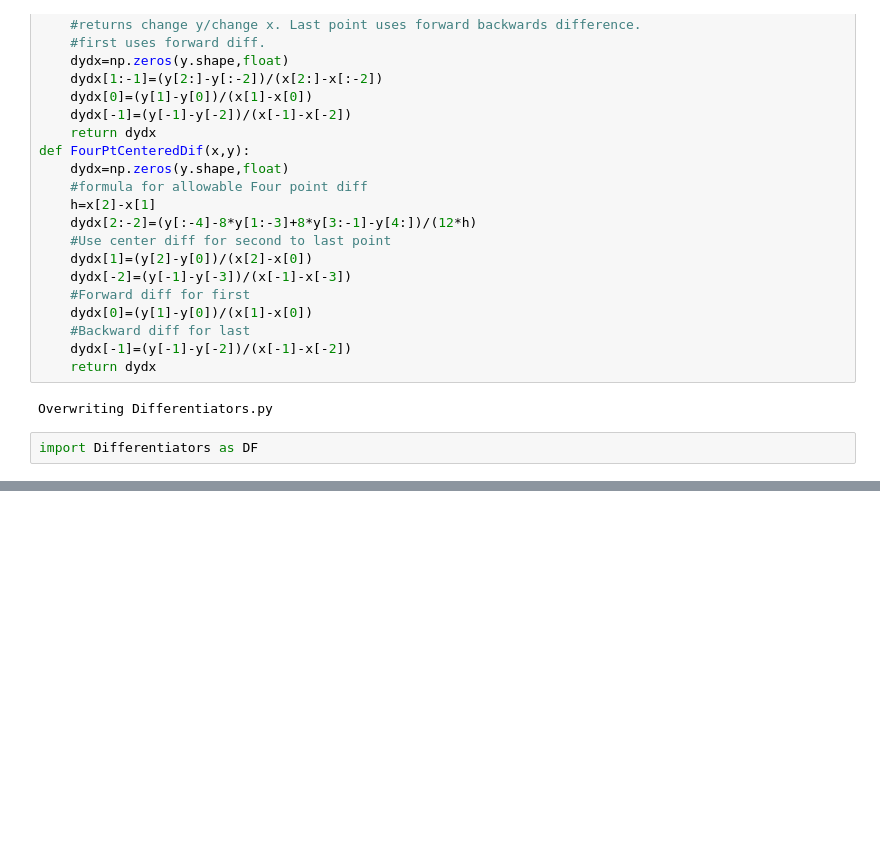
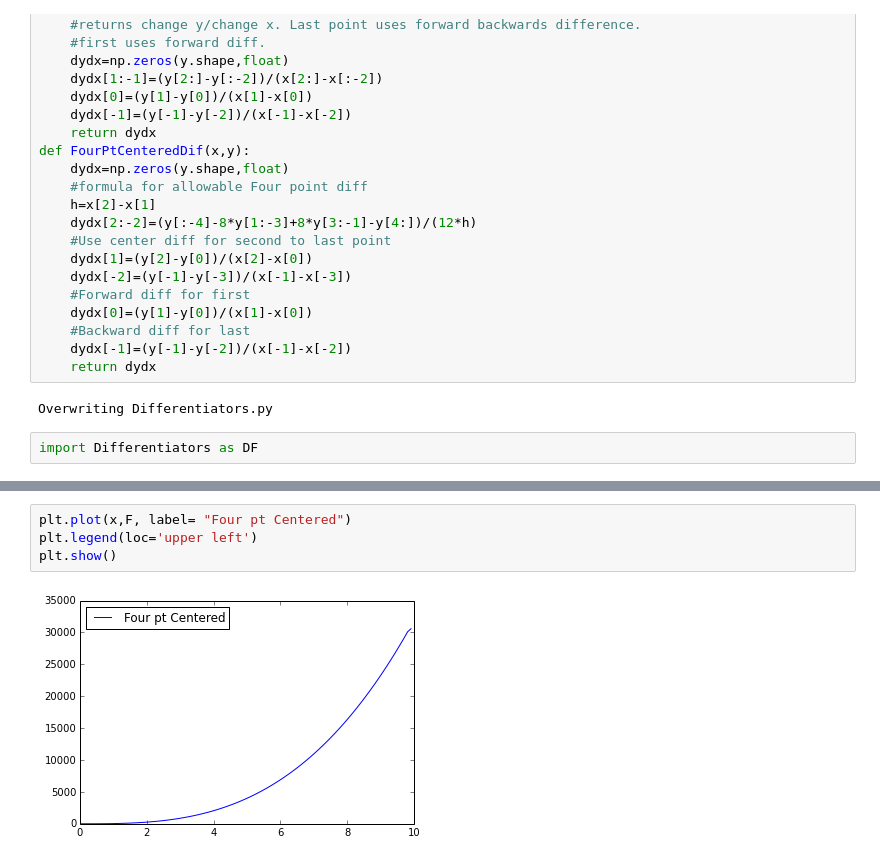
Before and after one commit to jvanstad/PHYS202-S14, a Jupyter notebook: SciPy/DifferentiationExercises.ipynb, the cells around one changed output, grey strips where cells are left out. Drawn from its saved outputs; the diff is of its cells as text; blank space fills up the shorter version.

```diff
--- a/SciPy/DifferentiationExercises.ipynb
+++ b/SciPy/DifferentiationExercises.ipynb
@@ -201,0 +206,6 @@ plt.show()
+# %%
+plt.plot(x,F, label= "Four pt Centered")
+plt.legend(loc='upper left')
+plt.show()
+# %% [output]
+[figure, added]
```
Also changed, not shown: parts of 2 cells of this notebook, 1 other file.
